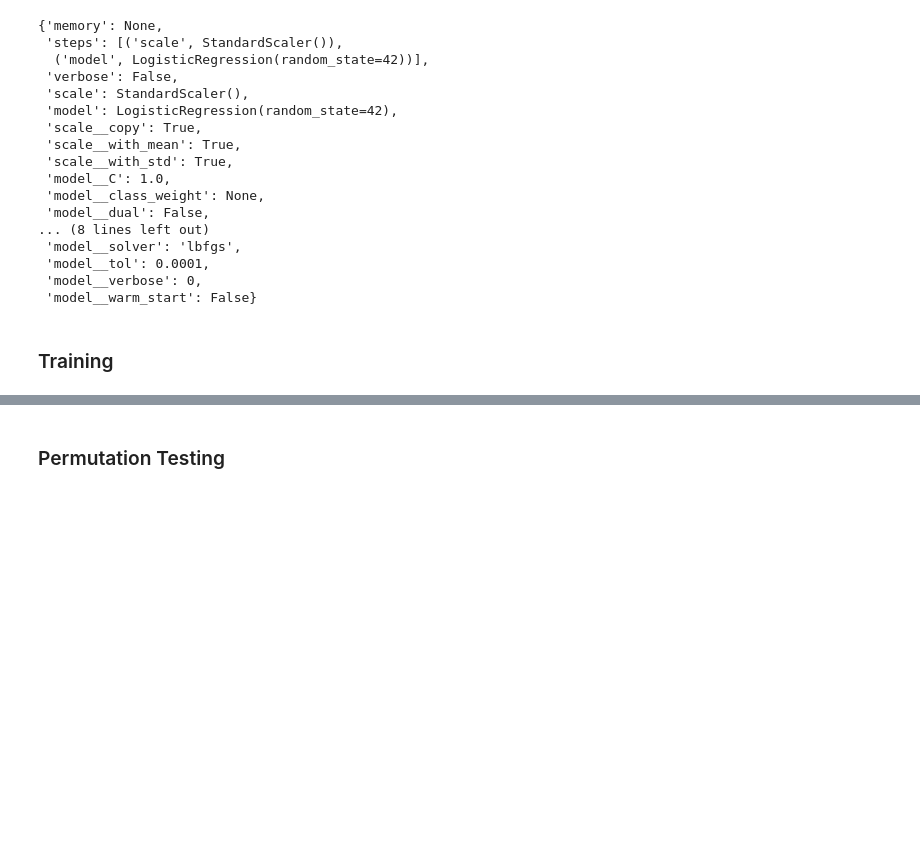
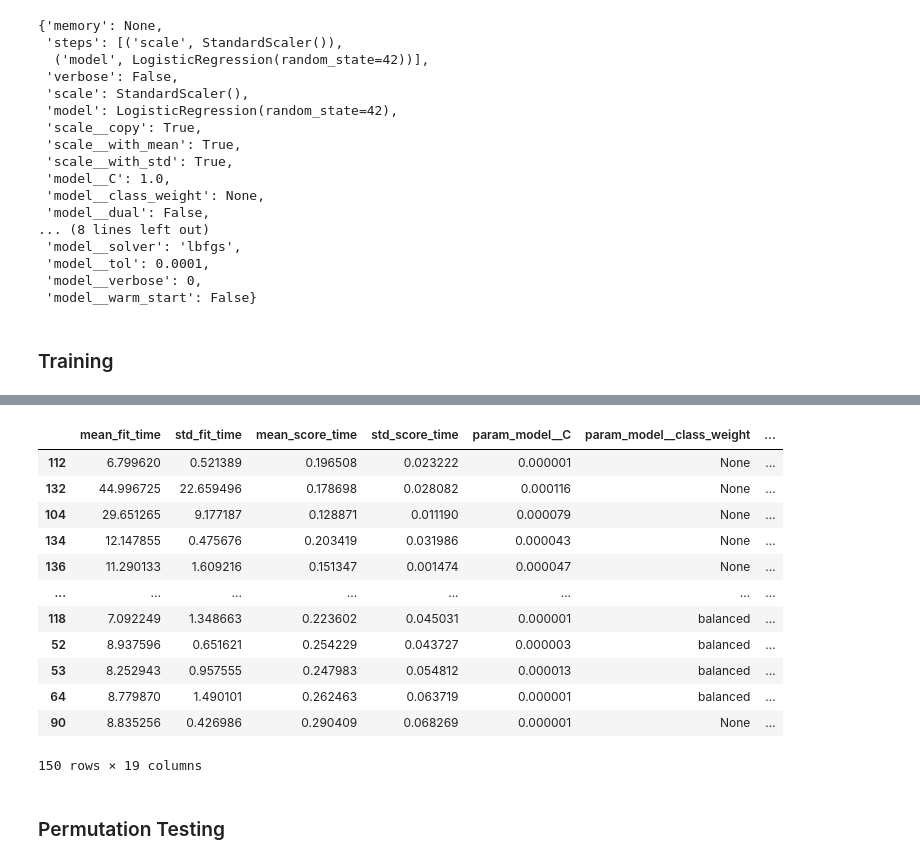
Before and after one commit to GeorgeIniatis/AlphaFold_Dataset_Drug_Binding_Prediction, a Jupyter notebook: Baseline_Models.ipynb, the cells around one changed output, grey strips where cells are left out. Drawn from its saved outputs; the diff is of its cells as text; code cells hidden in the pictures; blank space fills up the shorter version.

Commit message:
Requirements Updates. Baseline_Models Update

```diff
--- a/Baseline_Models.ipynb
+++ b/Baseline_Models.ipynb
@@ -358,7 +403,21 @@ Fitting 10 folds for each of 400 candidates, totalling 4000 fits
 # %%
 logistic_regression_grid_search_dataframe = pd.DataFrame(
-    np.load("Dataset_Files/Classification_Models/optimised_lr_cv_results").tolist())
-logistic_regression_grid_search_dataframe.sort_values(by=["rank_test_f1"], inplace=True)
+    np.load("Dataset_Files/Classification_Models/optimised_lr_cv_results.npy", allow_pickle=True).tolist())
+logistic_regression_grid_search_dataframe.sort_values(by=["rank_test_score"], inplace=True)
 logistic_regression_grid_search_dataframe
+# %% [output]
+|  | mean_fit_time | std_fit_time | mean_score_time | std_score_time | param_model__C | param_model__class_weight | ... |
+| 112 | 6.799620 | 0.521389 | 0.196508 | 0.023222 | 0.000001 | None | ... |
+| 132 | 44.996725 | 22.659496 | 0.178698 | 0.028082 | 0.000116 | None | ... |
+| 104 | 29.651265 | 9.177187 | 0.128871 | 0.011190 | 0.000079 | None | ... |
+| 134 | 12.147855 | 0.475676 | 0.203419 | 0.031986 | 0.000043 | None | ... |
+| 136 | 11.290133 | 1.609216 | 0.151347 | 0.001474 | 0.000047 | None | ... |
+| ... | ... | ... | ... | ... | ... | ... | ... |
+| 118 | 7.092249 | 1.348663 | 0.223602 | 0.045031 | 0.000001 | balanced | ... |
+| 52 | 8.937596 | 0.651621 | 0.254229 | 0.043727 | 0.000003 | balanced | ... |
+| 53 | 8.252943 | 0.957555 | 0.247983 | 0.054812 | 0.000013 | balanced | ... |
+| 64 | 8.779870 | 1.490101 | 0.262463 | 0.063719 | 0.000001 | balanced | ... |
+| 90 | 8.835256 | 0.426986 | 0.290409 | 0.068269 | 0.000001 | None | ... |
+150 rows × 19 columns
 # %% [markdown]
 ### Permutation Testing
```
Also changed, not shown: parts of 52 cells of this notebook, 2 other files.
